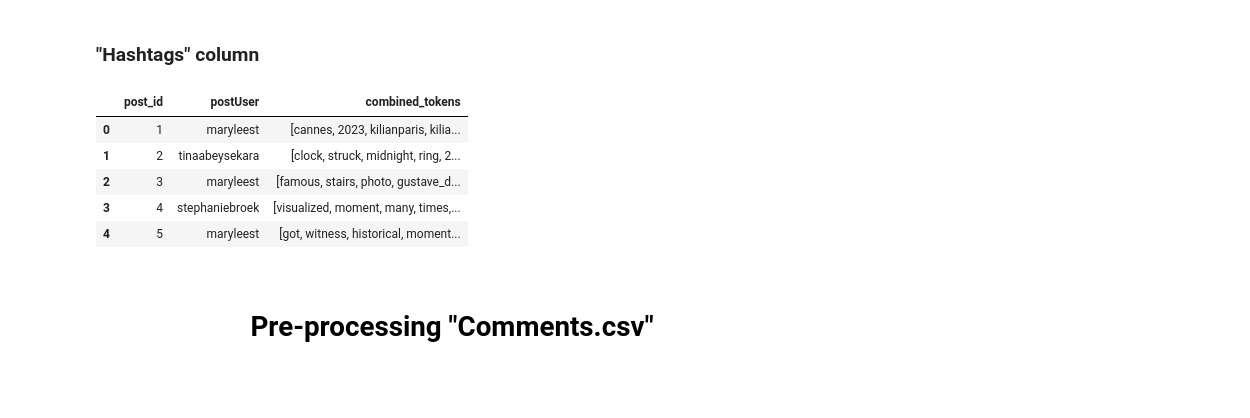
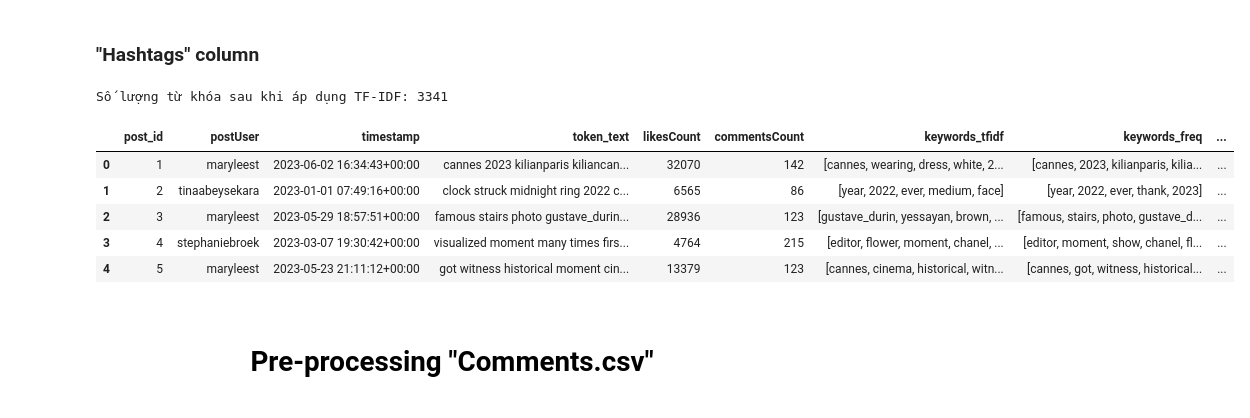
Before and after one commit to 23092003e/A-Fashion-Recommendation-System-via-Sequence-Mining-on-Social-Media-, a Jupyter notebook: notebooks/data.preprocessing.ipynb, the cells around one changed output. Cells and saved outputs as stored; diff of their text form; code cells hidden in the pictures.

```diff
--- a/notebooks/data.preprocessing.ipynb
+++ b/notebooks/data.preprocessing.ipynb
@@ -20,6 +19,7 @@ nltk.download('punkt')
 nltk.download('stopwords')
 nltk.download('wordnet')
 nltk.download('word_tokenize')
+stop_words = set(stopwords.words('english'))
 # %% [output]
 [nltk_data] Downloading package punkt to
 [nltk_data]     C:\Users\ADMIN\AppData\Roaming\nltk_data...
@@ -160,3 +158,57 @@ def tokenize_and_remove_stopwords(text):
 posts_df['caption_tokens'] = posts_df['caption_no_emoji'].apply(tokenize_and_remove_stopwords)
 # %%
 posts_df['combined_tokens'] = posts_df.apply(lambda row: row['caption_tokens'] + row['emoji_descriptions'] + row['hashtags'], axis=1)
+# %%
+posts_df['token_text'] = posts_df['combined_tokens'].apply(lambda x: ' '.join(x))
+# %%
+def extract_keywords_tfidf(df, min_df=2):
+    """Trích xuất từ khóa sử dụng TF-IDF"""
+    # Khởi tạo và huấn luyện TF-IDF
+    tfidf = TfidfVectorizer(min_df=min_df)
+    tfidf_matrix = tfidf.fit_transform(df['token_text'])
+
+    # Lấy tên các feature (từ khóa)
+    feature_names = tfidf.get_feature_names_out()
+    print(f"Số lượng từ khóa sau khi áp dụng TF-IDF: {len(feature_names)}")
+
+    # Tạo hàm trích xuất từ khóa cho mỗi bài đăng
+    def get_post_keywords(text, top_n=5):
+        # Chuyển văn bản thành vector TF-IDF
+        text_vector = tfidf.transform([text])
+
+        # Lấy điểm số cho mỗi từ
+        scores = zip(feature_names, text_vector.toarray()[0])
+
+        # Sắp xếp theo điểm số và lấy top N
+        sorted_scores = sorted(scores, key=lambda x: x[1], reverse=True)
+
+        # Trả về các từ khóa có điểm số > 0
+        return [word for word, score in sorted_scores[:top_n] if score > 0]
+
+    # Áp dụng cho mỗi bài đăng
+    df['keywords_tfidf'] = df['token_text'].apply(
+        lambda x: get_post_keywords(x)
+    )
+
+    return df, tfidf, feature_names
+
+posts_df, tfidf, feature_names = extract_keywords_tfidf(posts_df)
+# %% [output]
+Số lượng từ khóa sau khi áp dụng TF-IDF: 3341
+# %%
+def extract_keywords_frequency(df, top_n=5):
+    """Trích xuất từ khóa dựa trên tần suất xuất hiện"""
+    def get_frequent_keywords(tokens, n=top_n):
+        # Đếm tần suất
+        counter = Counter(tokens)
+
+        # Lấy các từ khóa phổ biến nhất
+        return [word for word, count in counter.most_common(n)]
+
+    # Áp dụng cho mỗi bài đăng
+    df['keywords_freq'] = df['combined_tokens'].apply(get_frequent_keywords)
+
+    return df
+
+
+posts_df = extract_keywords_frequency(posts_df)
@@ -163,11 +274,11 @@ posts_df['combined_tokens'] = posts_df.apply(lambda row: row['caption_tokens'] +
 # %%
-processed_posts_df = posts_df[['post_id', 'postUser', 'combined_tokens']]
+processed_posts_df = posts_df[['post_id', 'postUser', 'timestamp','token_text','likesCount', 'commentsCount', 'keywords_tfidf', 'keywords_freq', 'keywords_weighted']]
 processed_posts_df.head()
 # %% [output]
-|  | post_id | postUser | combined_tokens |
-| 0 | 1 | maryleest | [cannes, 2023, kilianparis, kilia... |
-| 1 | 2 | tinaabeysekara | [clock, struck, midnight, ring, 2... |
-| 2 | 3 | maryleest | [famous, stairs, photo, gustave_d... |
-| 3 | 4 | stephaniebroek | [visualized, moment, many, times,... |
-| 4 | 5 | maryleest | [got, witness, historical, moment... |
+|  | post_id | postUser | timestamp | token_text | likesCount | commentsCount | keywords_tfidf | keywords_freq | ... |
+| 0 | 1 | maryleest | 2023-06-02 16:34:43+00:00 | cannes 2023 kilianparis kiliancan... | 32070 | 142 | [cannes, wearing, dress, white, 2... | [cannes, 2023, kilianparis, kilia... | ... |
+| 1 | 2 | tinaabeysekara | 2023-01-01 07:49:16+00:00 | clock struck midnight ring 2022 c... | 6565 | 86 | [year, 2022, ever, medium, face] | [year, 2022, ever, thank, 2023] | ... |
+| 2 | 3 | maryleest | 2023-05-29 18:57:51+00:00 | famous stairs photo gustave_durin... | 28936 | 123 | [gustave_durin, yessayan, brown, ... | [famous, stairs, photo, gustave_d... | ... |
+| 3 | 4 | stephaniebroek | 2023-03-07 19:30:42+00:00 | visualized moment many times firs... | 4764 | 215 | [editor, flower, moment, chanel, ... | [editor, moment, show, chanel, fl... | ... |
+| 4 | 5 | maryleest | 2023-05-23 21:11:12+00:00 | got witness historical moment cin... | 13379 | 123 | [cannes, cinema, historical, witn... | [cannes, got, witness, historical... | ... |
 # %%
```
Also changed, not shown: parts of 11 cells of this notebook, 5 other files.
